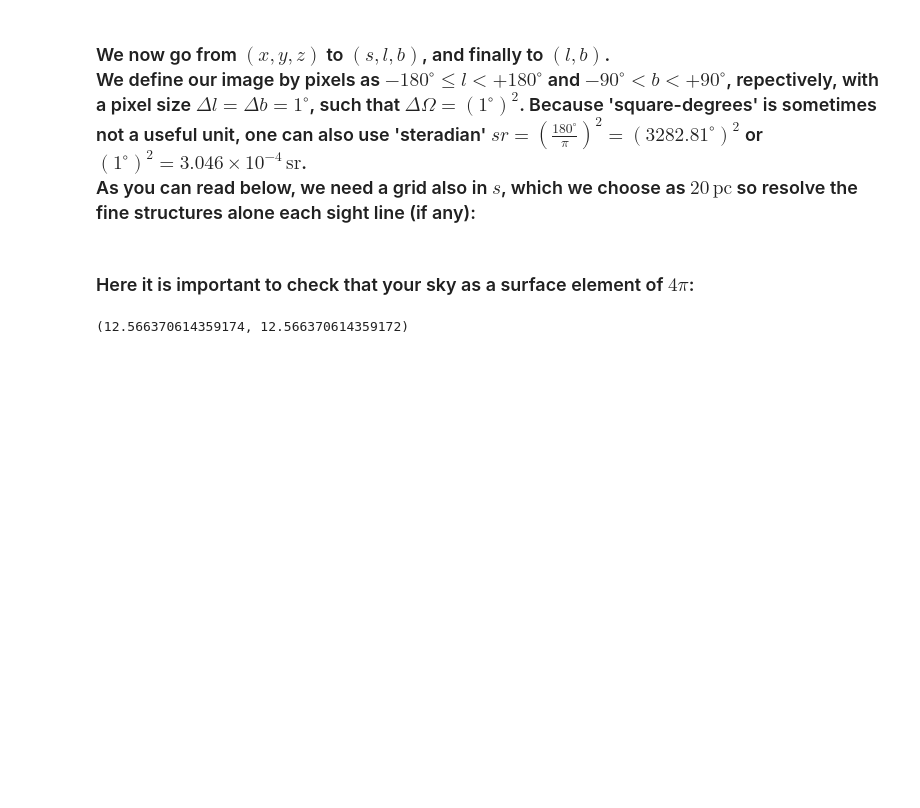
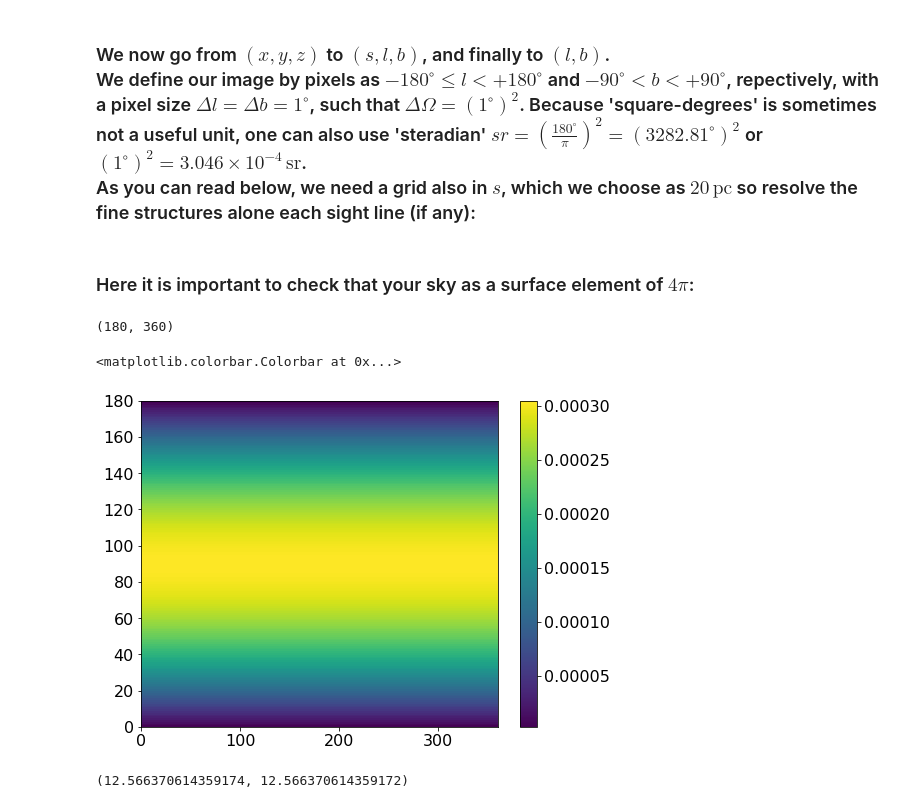
Before and after one commit to tsiegert/for-students, a Jupyter notebook: nova_analysis/nova_model_predictions.ipynb, the cells around one changed output. Cells and saved outputs as stored; diff of their text form; code cells hidden in the pictures; blank space fills up the shorter version.

Commit message:
first results plots

```diff
--- a/nova_analysis/nova_model_predictions.ipynb
+++ b/nova_analysis/nova_model_predictions.ipynb
@@ -419,5 +421,15 @@ domega = (binsize*deg2rad)*(np.sin(np.deg2rad(B_ARR+binsize/2)) - np.sin(np.deg2
 # %% [markdown]
 <h3>Here it is important to check that your sky as a surface element of $4\pi$:</h3>
+# %%
+domega.shape
+# %% [output]
+(180, 360)
+# %%
+plt.pcolormesh(domega)
+plt.colorbar()
+# %% [output]
+<matplotlib.colorbar.Colorbar at 0x...>
+[figure, added]
 # %%
 np.sum(domega),4*pi
 # %% [output]
```
Also changed, not shown: parts of 44 cells of this notebook, 3 other files.
